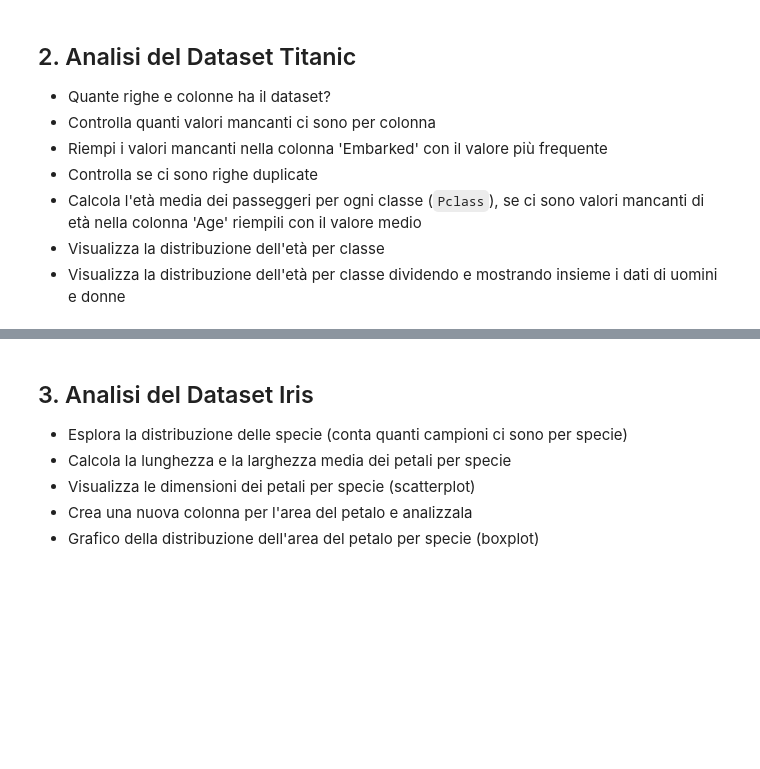
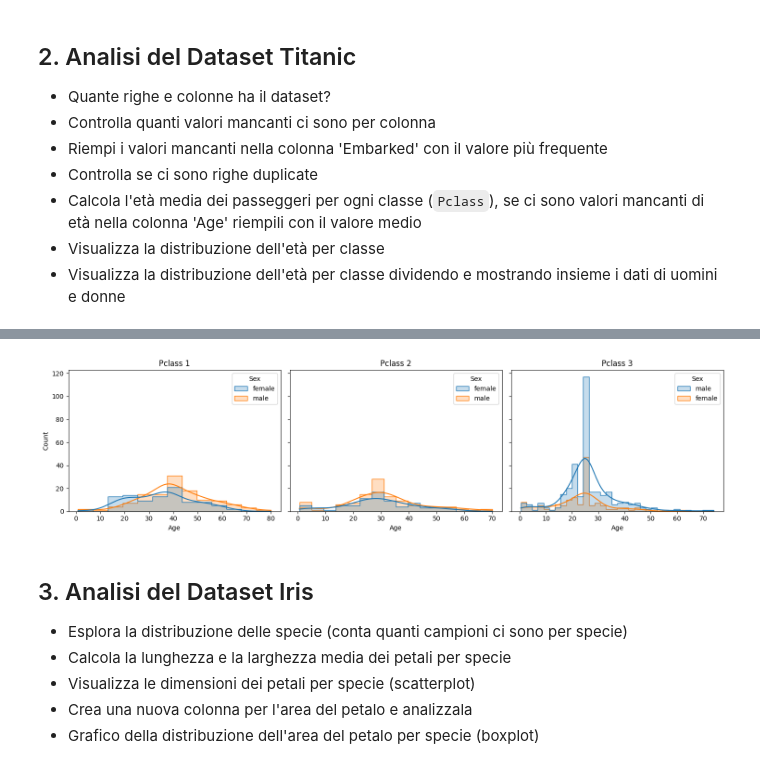
Before and after one commit to Neetre/intro_lab_2026, a Jupyter notebook: lez5/5.4_Esercizi_lez_5.ipynb, the cells around one changed output, grey strips where cells are left out. Saved outputs shown, nothing was run; the diff lists cells and outputs as text; code cells hidden in the pictures; blank space fills up the shorter version.

```diff
--- a/lez5/5.4_Esercizi_lez_5.ipynb
+++ b/lez5/5.4_Esercizi_lez_5.ipynb
@@ -70,3 +127,23 @@ df.head()
+# %%
+fig, axes = plt.subplots(1, 3, figsize=(15, 4), sharey=True)
+
+for ax, pclass in zip(axes, sorted(df["Pclass"].dropna().unique())):
+    subset = df[df["Pclass"] == pclass]
+    sns.histplot(
+        data=subset,
+        x="Age",
+        hue="Sex",
+        kde=True,
+        element="step",
+        common_norm=False,
+        ax=ax
+    )
+    ax.set_title(f"Pclass {pclass}")
+
+plt.tight_layout()
+plt.show()
+# %% [output]
+[figure, added]
 # %% [markdown]
 ## 3. Analisi del Dataset Iris
 
```
Also changed, not shown: parts of 11 cells of this notebook.
